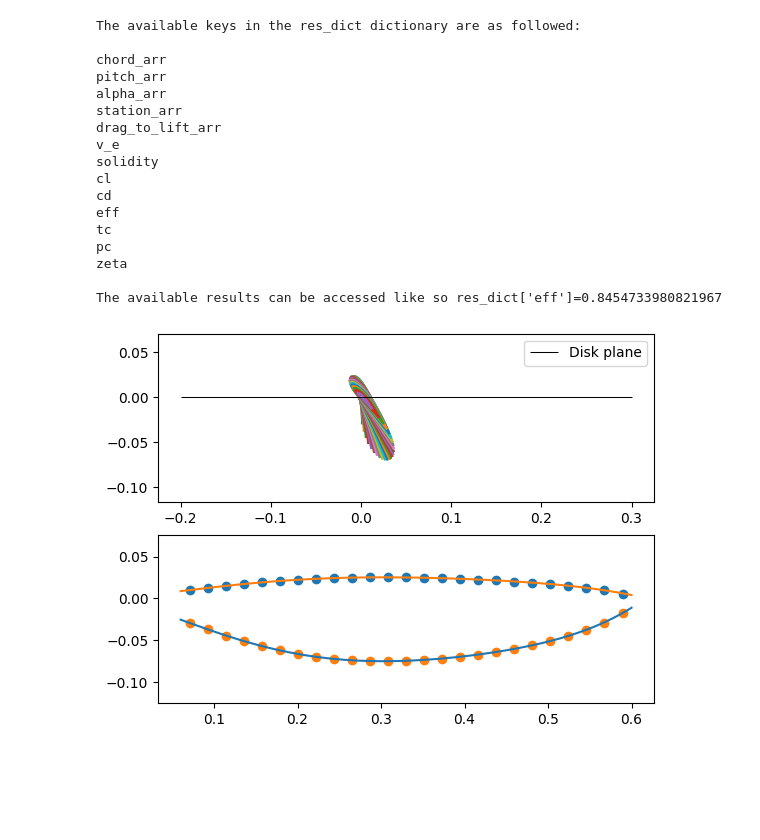
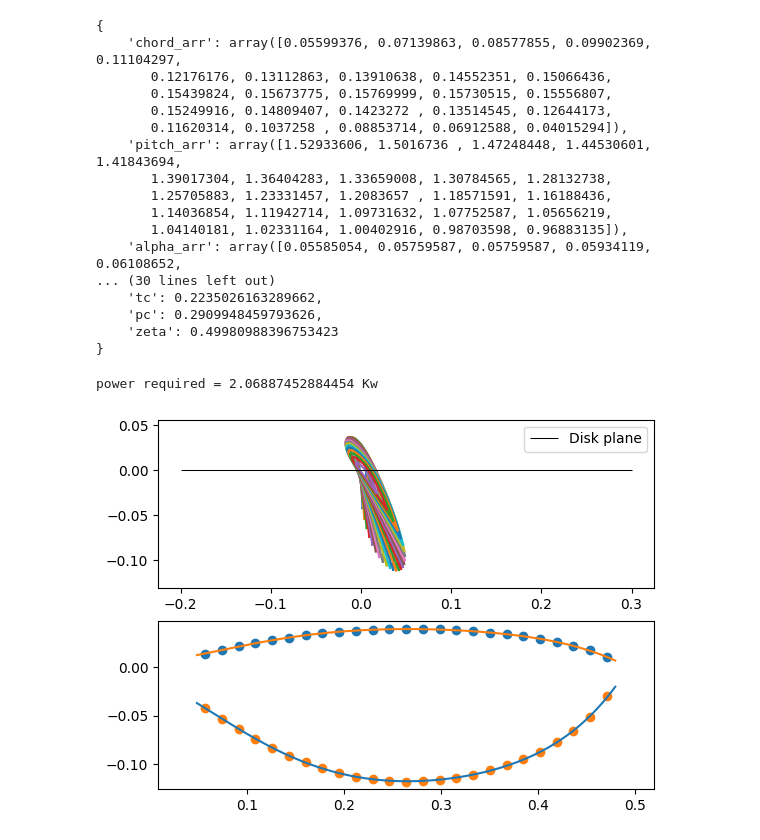
Before and after one commit to saullocastro/tuduam, a Jupyter notebook: notebooks/prop_sizing.ipynb, the cells around one changed output. Saved outputs shown, nothing was run; the diff lists cells and outputs as text; code cells hidden in the pictures; blank space fills up the shorter version.

```diff
--- a/notebooks/prop_sizing.ipynb
+++ b/notebooks/prop_sizing.ipynb
@@ -28,27 +28,30 @@ import os
 sys.path.insert(0, os.path.dirname(os.path.abspath('')))
 
 import tuduam as tud
+import rich
 import tuduam.propulsion as prop
 
-# Define parameters required by API
+# Define parameters required according to API documentation
 data_path = os.path.realpath(os.path.join(os.path.abspath('.'), '..', 'examples', 'data')) # Path to airfoil data
 coord_path = os.path.realpath(os.path.join(os.path.abspath('.'), '..', 'examples', 'naca_4412.txt')) # Path to airfoil coordinates
 n_stations = 25
 
 # Define operatonal parameters
-thrust_req = 400
+thrust_req = 300
 v_cruise = 210/3.6
 h_cruise = 1200
 isa = tud.ISA(h_cruise)
-a_snd = isa.soundspeed()
-rho_cr = isa.density()
-dyn_vis = isa.viscosity_dyn()
+a_snd = isa.soundspeed() # Speed of sound
+rho_cr = isa.density() # Air density
+dyn_vis = isa.viscosity_dyn() # Dynamic viscosity
 
 # Define the specified conditions for the propeller geometry in the data structure
 prop_class = tud.Propeller(
                     n_blades=6, # Number of blades
-                    r_prop=0.6, # propeller radius
+                    r_prop=0.48, # propeller radius
                     rpm_cruise=1200,
                     tc_ratio=0.12,  # Thickness to chord ratio of airfoil
                     xi_0=0.1 # nondimensional hub radius (r_hub/R)
                     )
+
+rich.print(f"{a_snd=}  \n{rho_cr=}  \n{dyn_vis=}  \n{prop_class=}")
@@ -75,36 +84,36 @@ Let us now run and plot the resulting blade geometry. Before doing so
 # %%
 # Initiazlie BEM class
 design = prop.BEM(data_path, prop_class, rho_cr,
                   dyn_vis, v_cruise, n_stations, a_snd, T=thrust_req)
 
 # Execute the BEM optimisation with initial estimate of 0
 res_dict = design.optimise_blade(zeta_init=0)
 
-# Print the available results to the user
-print(f"The available keys in the res_dict dictionary are as followed:\n")
-[print(i) for i in res_dict.keys()]
-print(f"\nThe available results can be accessed like so {res_dict['eff']=}")
+# Print the resulting dictionary
+rich.print(res_dict)
+rich.print(f'power required = {res_dict["pc"]*rho_cr*(prop_class.rpm_cruise/60)**3*32*prop_class.r_prop**5/1e3} Kw')
 
-# Plot the results
+# Plot the resulting blade geometry
 plot = prop.PlotBlade(prop_class, coord_path)
-plot.plot_blade()
-plot.plot_3D_plotly()
+plot.plot_blade() # Creates two 2D plots
+plot.plot_3D_plotly() # Creates an interactive 3D plot
 # %% [output]
-The available keys in the res_dict dictionary are as followed:
-
-chord_arr
-pitch_arr
-alpha_arr
-station_arr
-drag_to_lift_arr
-v_e
-solidity
-cl
-cd
-eff
-tc
-pc
-zeta
-
-The available results can be accessed like so res_dict['eff']=0.8454733980821967
+{
+    'chord_arr': array([0.05599376, 0.07139863, 0.08577855, 0.09902369, 0.11104297,
+       0.12176176, 0.13112863, 0.13910638, 0.14552351, 0.15066436,
+       0.15439824, 0.15673775, 0.15769999, 0.15730515, 0.15556807,
+       0.15249916, 0.14809407, 0.1423272 , 0.13514545, 0.12644173,
+       0.11620314, 0.1037258 , 0.08853714, 0.06912588, 0.04015294]),
+    'pitch_arr': array([1.52933606, 1.5016736 , 1.47248448, 1.44530601, 1.41843694,
+       1.39017304, 1.36404283, 1.33659008, 1.30784565, 1.28132738,
+       1.25705883, 1.23331457, 1.2083657 , 1.18571591, 1.16188436,
+       1.14036854, 1.11942714, 1.09731632, 1.07752587, 1.05656219,
+       1.04140181, 1.02331164, 1.00402916, 0.98703598, 0.96883135]),
+    'alpha_arr': array([0.05585054, 0.05759587, 0.05759587, 0.05934119, 0.06108652,
+... (30 lines left out)
+    'tc': 0.2235026163289662,
+    'pc': 0.2909948459793626,
+    'zeta': 0.49980988396753423
+}
+power required = 2.06887452884454 Kw
-[figure, old version]
+[figure, new version]
```
Also changed, not shown: parts of 7 cells of this notebook, 3 other files.
